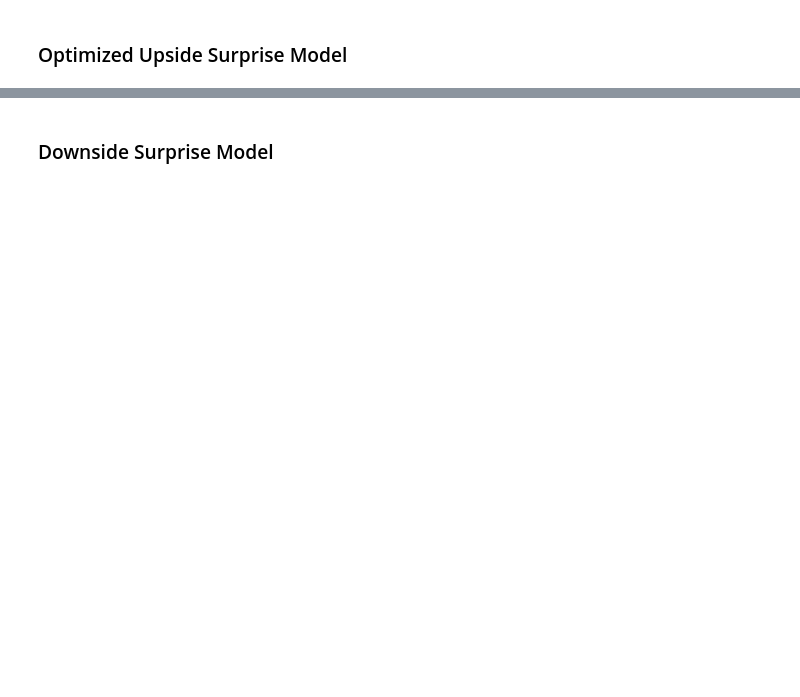
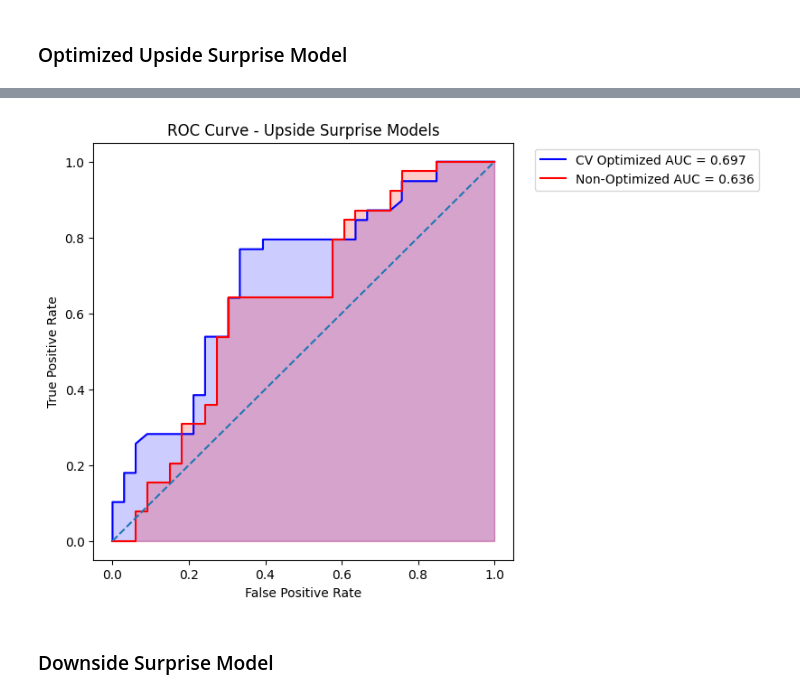
Before and after one commit to paulpuccinelli/BLS_jobs_report_model, a Jupyter notebook: BLS_prediction.ipynb, the cells around one changed output, grey strips where cells are left out. Cells and saved outputs as stored; diff of their text form; code cells hidden in the pictures; blank space fills up the shorter version.

```diff
--- a/BLS_prediction.ipynb
+++ b/BLS_prediction.ipynb
@@ -517,7 +605,7 @@ threshold = 0.001
 
 master_df['upside_surprise'] = master_df['predicted_payrolls_pct_change'].apply(lambda x: 1 if x > threshold else 0)
 master_df['downside_surprise'] = master_df['predicted_payrolls_pct_change'].apply(lambda x: 1 if x < -threshold else 0)
-master_df['surprise'] = master_df['predicted_payrolls_pct_change'].apply(lambda x: 1 if x > threshold else (-1 if x < -threshold else 0))
+master_df['surprise'] = master_df['predicted_payrolls_pct_change'].apply(lambda x: 2 if x > threshold else (0 if x < -threshold else 1))
 # %%
 print(master_df['upside_surprise'].value_counts())
 print(master_df['downside_surprise'].value_counts())
@@ -644,27 +826,34 @@ plt.show()
 # %%
+fpr, tpr, thresholds = roc_curve(
+    y_test_upside,
+    upside_y_probs
+)
+
 fpr_opt, tpr_opt, thresholds_opt = roc_curve(
     y_test_upside,
     opt_upside_y_probs
 )
 
 plt.figure(figsize=(6,6))
 plt.plot(fpr_opt, tpr_opt, label=f"Optimized AUC = {roc_auc_score(y_test_upside, opt_upside_y_probs):.3f}", color='blue')
 plt.plot(fpr, tpr, label=f"AUC = {roc_auc_score(y_test_upside, upside_y_probs):.3f}", color='red')
 plt.plot([0,1], [0,1], linestyle="--")
 plt.fill_between(fpr_opt, tpr_opt, alpha=0.2, color='blue')
 plt.fill_between(fpr, tpr, alpha=0.2, color='red')
 plt.xlabel("False Positive Rate")
 plt.ylabel("True Positive Rate")
 plt.title("ROC Curve - Upside Surprise Models")
 plt.legend(
     loc='upper right',
     labels=[
         f"CV Optimized AUC = {roc_auc_score(y_test_upside, opt_upside_y_probs):.3f}",
         f"Non-Optimized AUC = {roc_auc_score(y_test_upside, upside_y_probs):.3f}"
     ],
     bbox_to_anchor=(1.6, 1)
 )
 plt.show()
+# %% [output]
+[figure, added]
 # %% [markdown]
 ### Downside Surprise Model
 # %%
```
Also changed, not shown: parts of 41 cells of this notebook.
